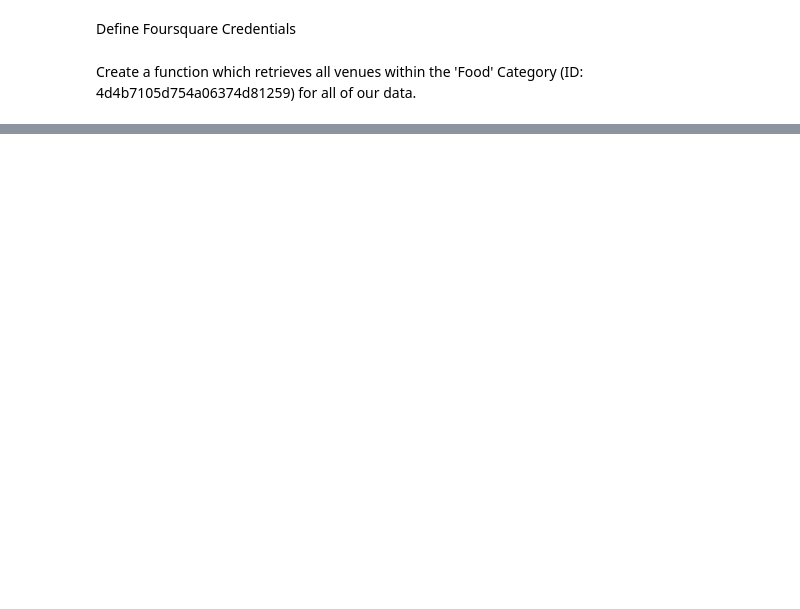
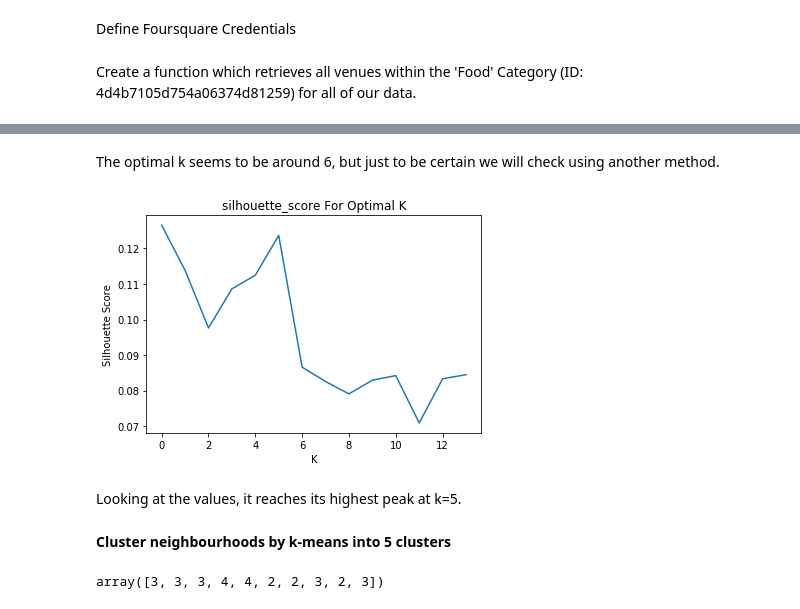
Before and after one commit to ngoharry19/Coursera_Capstone, a Jupyter notebook: Clustering_Restaurants_in_Sydney.ipynb, the cells around one changed output, grey strips where cells are left out. Saved outputs shown, nothing was run; the diff lists cells and outputs as text; code cells hidden in the pictures; blank space fills up the shorter version.

```diff
--- a/Clustering_Restaurants_in_Sydney.ipynb
+++ b/Clustering_Restaurants_in_Sydney.ipynb
@@ -183,0 +315,39 @@ print('{} food venues were returned by Foursquare.'.format(sydney_venues.shape[0
+# %% [markdown]
+The optimal k seems to be around 6, but just to be certain we will check using another method.
+# %%
+# Silhouette score method to find optimal K
+from sklearn.metrics import silhouette_score
+
+sil = []
+kmax = 15
+
+# minimum number of clusters should be 2
+for k in range(2, kmax+1):
+  kmeans = KMeans(n_clusters = k, random_state=5).fit(x)
+  labels = kmeans.labels_
+  sil.append(silhouette_score(x, labels, metric = 'euclidean'))
+
+plt.plot(sil)
+plt.xlabel('K')
+plt.ylabel('Silhouette Score')
+plt.title('silhouette_score For Optimal K')
+plt.show()
+# %% [output]
+[figure, added]
+# %% [markdown]
+Looking at the values, it reaches its highest peak at k=5.
+# %% [markdown]
+**Cluster neighbourhoods by k-means into 5 clusters**
+# %%
+# set number of clusters
+kclusters = 5
+
+sydney_grouped_clustering = sydney_grouped.drop('Station', 1)
+
+# run k-means clustering
+kmeans = KMeans(n_clusters=kclusters, random_state=0).fit(sydney_grouped_clustering)
+
+# check cluster labels generated for each row in the dataframe
+kmeans.labels_[0:10]
+# %% [output]
+array([3, 3, 3, 4, 4, 2, 2, 3, 2, 3])
```
Also changed, not shown: parts of 38 cells of this notebook.
